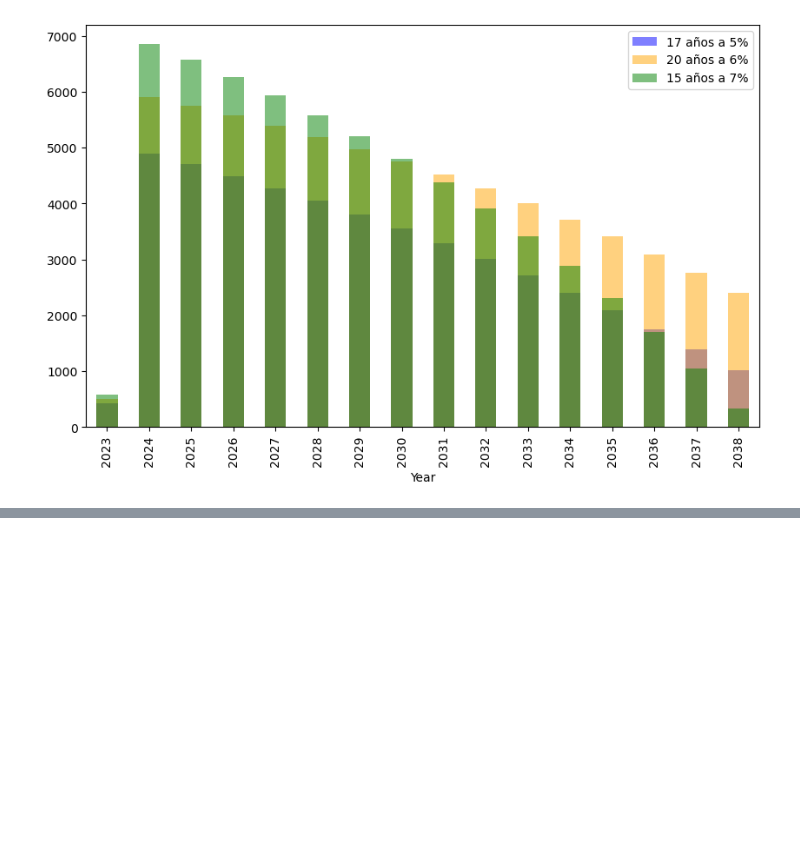
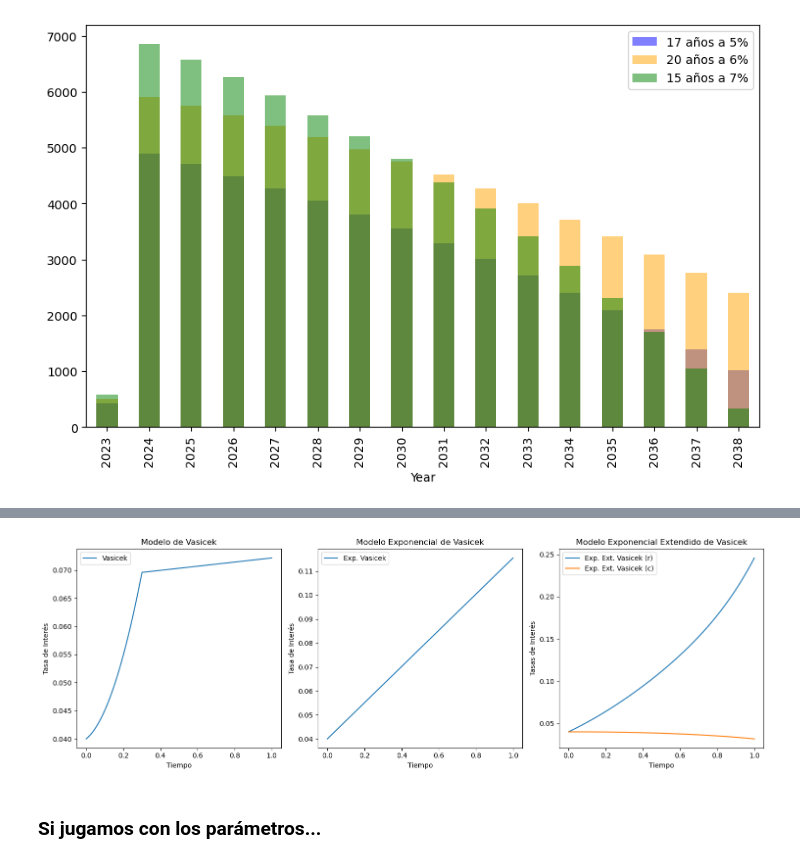
Before and after one commit to IsabelaTorres0/PM3_ReyesS_TorresI, a Jupyter notebook: Proyecto Modulo 3.ipynb, the cells around one changed output, grey strips where cells are left out. Cells and saved outputs as stored; diff of their text form; code cells hidden in the pictures; blank space fills up the shorter version.

Commit message:
Parte Ecuaciones

```diff
--- a/Proyecto Modulo 3.ipynb
+++ b/Proyecto Modulo 3.ipynb
@@ -261,0 +385,44 @@ y3_schedule.plot(kind="bar", x="Year", y="Interest", ax=ax, label="15 años a 7%
+# %%
+# Condiciones iniciales
+r0 = 0.04
+c0 = 0.04
+# %%
+# Definir el intervalo de tiempo
+t = np.linspace(0, 1, 10000)
+# %%
+# Resolver el sistema de ecuaciones diferenciales para cada modelo
+solution_vasicek = odeint(vasicek_model, r0, t)
+solution_exp_vasicek = odeint(exp_vasicek_model, r0, t)
+solution_exp_ext_vasicek = odeint(exp_ext_vasicek_model, [r0, c0], t)
+# %%
+# Visualizar los resultados
+plt.figure(figsize=(15, 5))
+
+plt.subplot(1, 3, 1)
+plt.plot(t, solution_vasicek, label='Vasicek')
+plt.xlabel('Tiempo')
+plt.ylabel('Tasa de Interés')
+plt.title('Modelo de Vasicek')
+plt.legend()
+
+plt.subplot(1, 3, 2)
+plt.plot(t, solution_exp_vasicek, label='Exp. Vasicek')
+plt.xlabel('Tiempo')
+plt.ylabel('Tasa de Interés')
+plt.title('Modelo Exponencial de Vasicek')
+plt.legend()
+
+plt.subplot(1, 3, 3)
+plt.plot(t, solution_exp_ext_vasicek[:, 0], label='Exp. Ext. Vasicek (r)')
+plt.plot(t, solution_exp_ext_vasicek[:, 1], label='Exp. Ext. Vasicek (c)')
+plt.xlabel('Tiempo')
+plt.ylabel('Tasas de Interés')
+plt.title('Modelo Exponencial Extendido de Vasicek')
+plt.legend()
+
+plt.tight_layout()
+plt.show()
+# %% [output]
+[figure, added]
+# %% [markdown]
+### Si jugamos con los parámetros...
```
Also changed, not shown: parts of 21 cells of this notebook.
